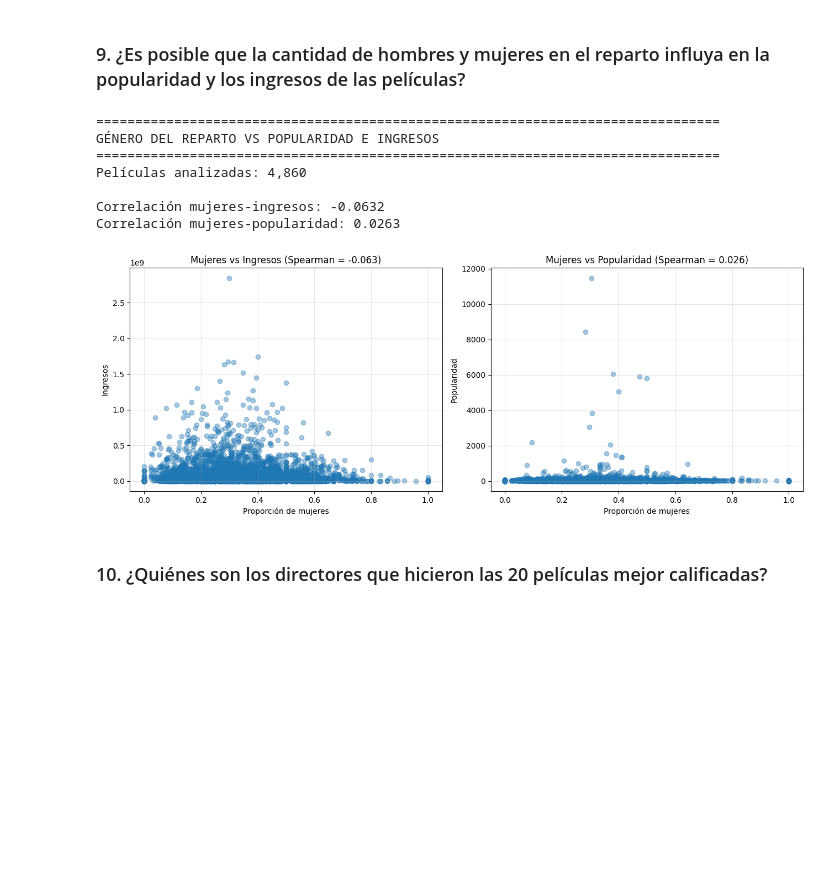
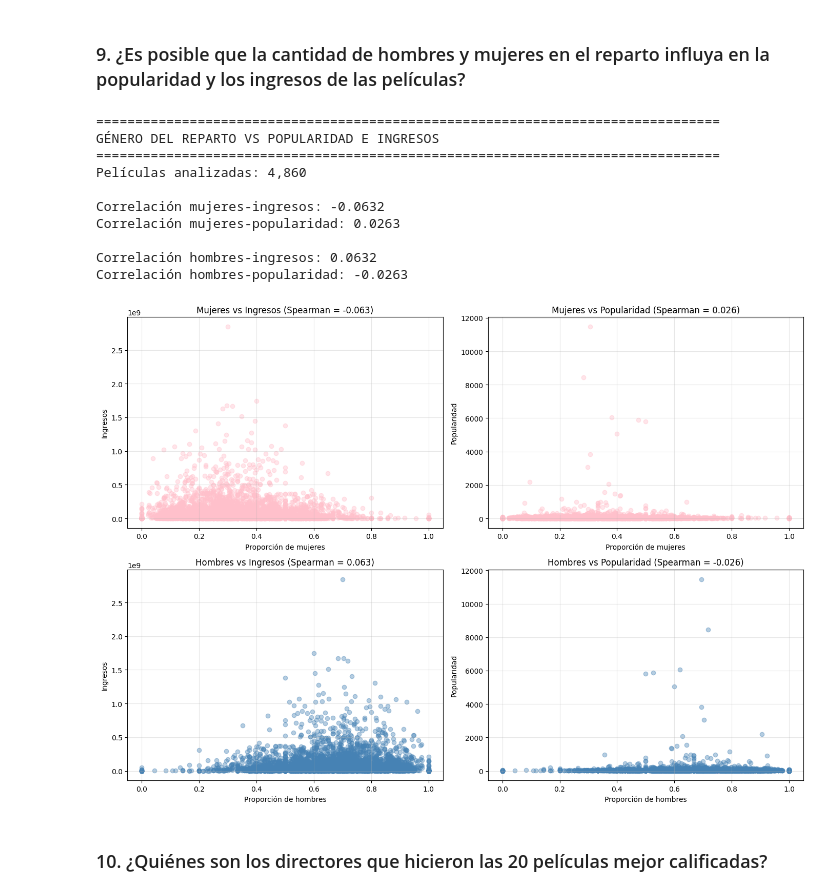
Before and after one commit to jcdiegolopez/MD-LAB01, a Jupyter notebook: main.ipynb, the cells around one changed output. Drawn from its saved outputs; the diff is of its cells as text; code cells hidden in the pictures; blank space fills up the shorter version.

```diff
--- a/main.ipynb
+++ b/main.ipynb
@@ -959,50 +959,74 @@ df9 = datos[
     (datos['castWomenAmount'] >= 0) &
     (datos['castMenAmount'] >= 0) &
     (datos['revenue'] > 0) &
     (datos['popularity'] > 0)
 ].copy()
 
 df9['total_actores'] = df9['castWomenAmount'] + df9['castMenAmount']
 df9 = df9[(df9['total_actores'] > 0) & (df9['total_actores'] <= 50)]
 df9['proporcion_mujeres'] = df9['castWomenAmount'] / df9['total_actores']
+df9['proporcion_hombres'] = df9['castMenAmount'] / df9['total_actores']
 
 print("=" * 80)
 print("GÉNERO DEL REPARTO VS POPULARIDAD E INGRESOS")
 print("=" * 80)
 print(f"Películas analizadas: {len(df9):,}")
 
-# Correlaciones
-corr_ingresos, _ = spearmanr(df9['proporcion_mujeres'], df9['revenue'])
-corr_popularidad, _ = spearmanr(df9['proporcion_mujeres'], df9['popularity'])
-print(f"\nCorrelación mujeres-ingresos: {corr_ingresos:.4f}")
-print(f"Correlación mujeres-popularidad: {corr_popularidad:.4f}")
+# Correlaciones para mujeres
+corr_mujeres_ingresos, _ = spearmanr(df9['proporcion_mujeres'], df9['revenue'])
+corr_mujeres_popularidad, _ = spearmanr(df9['proporcion_mujeres'], df9['popularity'])
+print(f"\nCorrelación mujeres-ingresos: {corr_mujeres_ingresos:.4f}")
+print(f"Correlación mujeres-popularidad: {corr_mujeres_popularidad:.4f}")
+
+# Correlaciones para hombres
+corr_hombres_ingresos, _ = spearmanr(df9['proporcion_hombres'], df9['revenue'])
+corr_hombres_popularidad, _ = spearmanr(df9['proporcion_hombres'], df9['popularity'])
+print(f"\nCorrelación hombres-ingresos: {corr_hombres_ingresos:.4f}")
+print(f"Correlación hombres-popularidad: {corr_hombres_popularidad:.4f}")
 
 # Gráficos
-fig, axes = plt.subplots(1, 2, figsize=(13, 5))
+fig, axes = plt.subplots(2, 2, figsize=(14, 10))
 
-axes[0].scatter(df9['proporcion_mujeres'], df9['revenue'], alpha=0.4)
-axes[0].set_xlabel('Proporción de mujeres')
-axes[0].set_ylabel('Ingresos')
-axes[0].set_title(f'Mujeres vs Ingresos (Spearman = {corr_ingresos:.3f})')
-axes[0].grid(alpha=0.3)
+# Fila 1: Mujeres
+axes[0, 0].scatter(df9['proporcion_mujeres'], df9['revenue'], alpha=0.4, color='pink')
+axes[0, 0].set_xlabel('Proporción de mujeres')
+axes[0, 0].set_ylabel('Ingresos')
+axes[0, 0].set_title(f'Mujeres vs Ingresos (Spearman = {corr_mujeres_ingresos:.3f})')
+axes[0, 0].grid(alpha=0.3)
 
-axes[1].scatter(df9['proporcion_mujeres'], df9['popularity'], alpha=0.4)
-axes[1].set_xlabel('Proporción de mujeres')
-axes[1].set_ylabel('Popularidad')
-axes[1].set_title(f'Mujeres vs Popularidad (Spearman = {corr_popularidad:.3f})')
-axes[1].grid(alpha=0.3)
+axes[0, 1].scatter(df9['proporcion_mujeres'], df9['popularity'], alpha=0.4, color='pink')
+axes[0, 1].set_xlabel('Proporción de mujeres')
+axes[0, 1].set_ylabel('Popularidad')
+axes[0, 1].set_title(f'Mujeres vs Popularidad (Spearman = {corr_mujeres_popularidad:.3f})')
+axes[0, 1].grid(alpha=0.3)
+
+# Fila 2: Hombres
+axes[1, 0].scatter(df9['proporcion_hombres'], df9['revenue'], alpha=0.4, color='steelblue')
+axes[1, 0].set_xlabel('Proporción de hombres')
+axes[1, 0].set_ylabel('Ingresos')
+axes[1, 0].set_title(f'Hombres vs Ingresos (Spearman = {corr_hombres_ingresos:.3f})')
+axes[1, 0].grid(alpha=0.3)
+
+axes[1, 1].scatter(df9['proporcion_hombres'], df9['popularity'], alpha=0.4, color='steelblue')
+axes[1, 1].set_xlabel('Proporción de hombres')
+axes[1, 1].set_ylabel('Popularidad')
+axes[1, 1].set_title(f'Hombres vs Popularidad (Spearman = {corr_hombres_popularidad:.3f})')
+axes[1, 1].grid(alpha=0.3)
 
 plt.tight_layout()
 plt.show()
 # %% [output]
 ================================================================================
 GÉNERO DEL REPARTO VS POPULARIDAD E INGRESOS
 ================================================================================
 Películas analizadas: 4,860
 
 Correlación mujeres-ingresos: -0.0632
 Correlación mujeres-popularidad: 0.0263
+
+Correlación hombres-ingresos: 0.0632
+Correlación hombres-popularidad: -0.0263
-[figure, old version]
+[figure, new version]
 # %% [markdown]
 ### 10. ¿Quiénes son los directores que hicieron las 20 películas mejor calificadas?
 # %%
```
